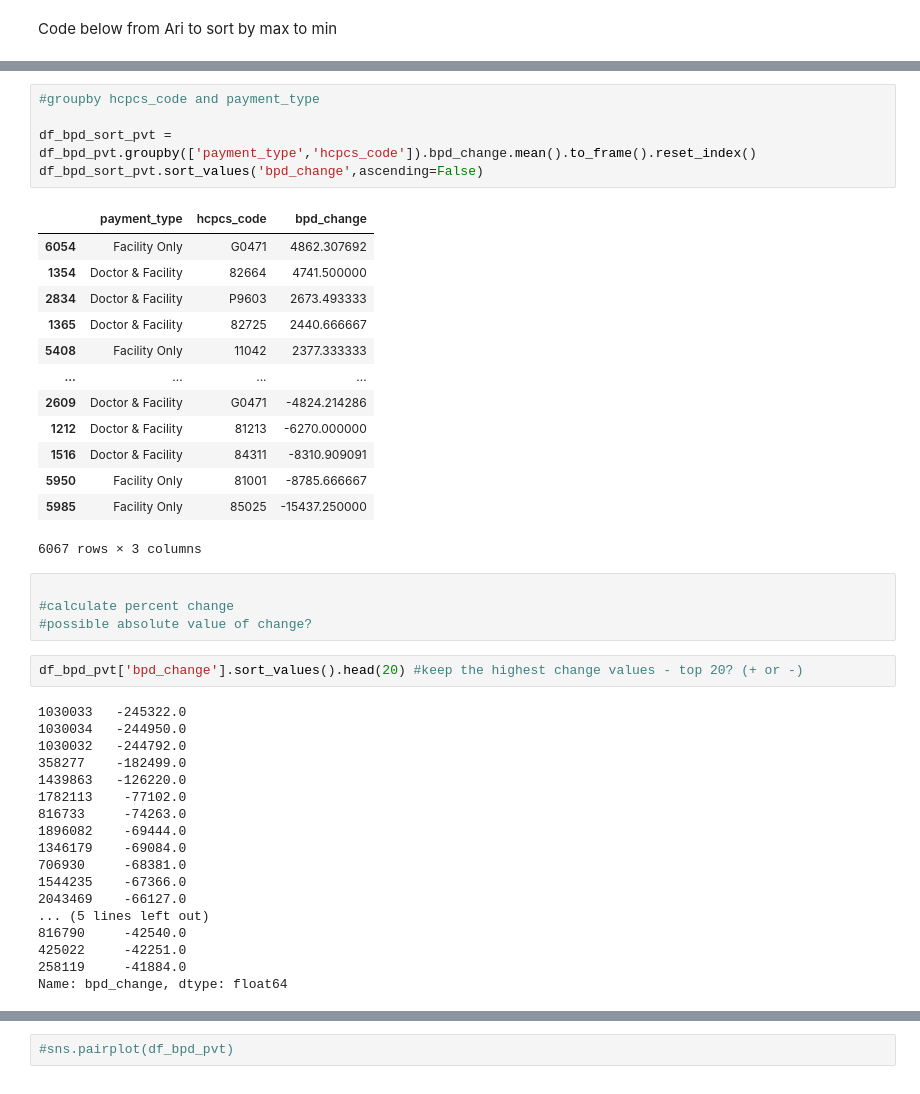
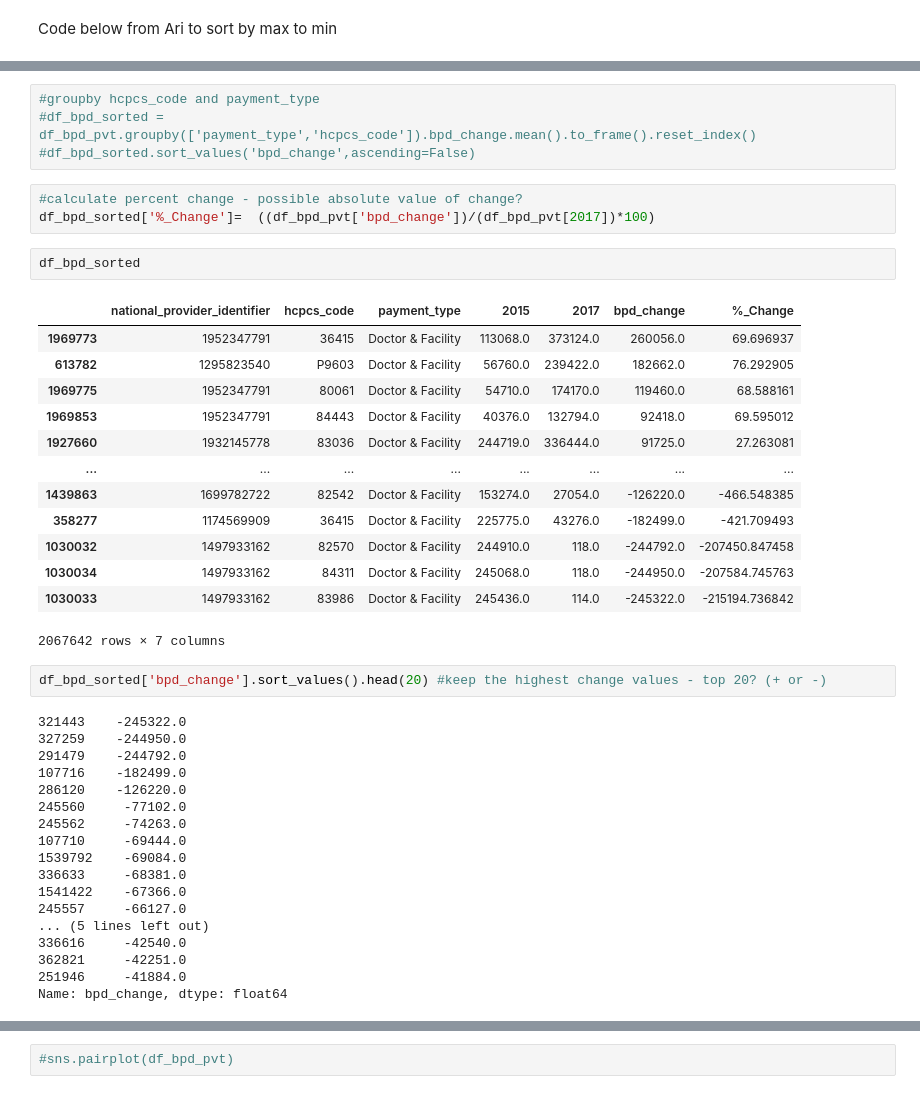
Before and after one commit to arikhursheed/healthcare-bluebook-phoenix, a Jupyter notebook: notebooks/hcbb_eda.ipynb, the cells around one changed output, grey strips where cells are left out. Drawn from its saved outputs; the diff is of its cells as text.

```diff
--- a/notebooks/hcbb_eda.ipynb
+++ b/notebooks/hcbb_eda.ipynb
@@ -290,44 +289,44 @@ df_bpd_sorted.reset_index()
 # %%
 #groupby hcpcs_code and payment_type
-
-df_bpd_sort_pvt = df_bpd_pvt.groupby(['payment_type','hcpcs_code']).bpd_change.mean().to_frame().reset_index()
-df_bpd_sort_pvt.sort_values('bpd_change',ascending=False)
+#df_bpd_sorted = df_bpd_pvt.groupby(['payment_type','hcpcs_code']).bpd_change.mean().to_frame().reset_index()
+#df_bpd_sorted.sort_values('bpd_change',ascending=False)
-# %% [output]
-|  | payment_type | hcpcs_code | bpd_change |
-| 6054 | Facility Only | G0471 | 4862.307692 |
-| 1354 | Doctor & Facility | 82664 | 4741.500000 |
-| 2834 | Doctor & Facility | P9603 | 2673.493333 |
-| 1365 | Doctor & Facility | 82725 | 2440.666667 |
-| 5408 | Facility Only | 11042 | 2377.333333 |
-| ... | ... | ... | ... |
-| 2609 | Doctor & Facility | G0471 | -4824.214286 |
-| 1212 | Doctor & Facility | 81213 | -6270.000000 |
-| 1516 | Doctor & Facility | 84311 | -8310.909091 |
-| 5950 | Facility Only | 81001 | -8785.666667 |
-| 5985 | Facility Only | 85025 | -15437.250000 |
-6067 rows × 3 columns
 # %%
-
-#calculate percent change
-#possible absolute value of change?
+#calculate percent change - possible absolute value of change?
+df_bpd_sorted['%_Change']=  ((df_bpd_pvt['bpd_change'])/(df_bpd_pvt[2017])*100)
+# %%
+df_bpd_sorted
+# %% [output]
+|  | national_provider_identifier | hcpcs_code | payment_type | 2015 | 2017 | bpd_change | %_Change |
+| 1969773 | 1952347791 | 36415 | Doctor & Facility | 113068.0 | 373124.0 | 260056.0 | 69.696937 |
+| 613782 | 1295823540 | P9603 | Doctor & Facility | 56760.0 | 239422.0 | 182662.0 | 76.292905 |
+| 1969775 | 1952347791 | 80061 | Doctor & Facility | 54710.0 | 174170.0 | 119460.0 | 68.588161 |
+| 1969853 | 1952347791 | 84443 | Doctor & Facility | 40376.0 | 132794.0 | 92418.0 | 69.595012 |
+| 1927660 | 1932145778 | 83036 | Doctor & Facility | 244719.0 | 336444.0 | 91725.0 | 27.263081 |
+| ... | ... | ... | ... | ... | ... | ... | ... |
+| 1439863 | 1699782722 | 82542 | Doctor & Facility | 153274.0 | 27054.0 | -126220.0 | -466.548385 |
+| 358277 | 1174569909 | 36415 | Doctor & Facility | 225775.0 | 43276.0 | -182499.0 | -421.709493 |
+| 1030032 | 1497933162 | 82570 | Doctor & Facility | 244910.0 | 118.0 | -244792.0 | -207450.847458 |
+| 1030034 | 1497933162 | 84311 | Doctor & Facility | 245068.0 | 118.0 | -244950.0 | -207584.745763 |
+| 1030033 | 1497933162 | 83986 | Doctor & Facility | 245436.0 | 114.0 | -245322.0 | -215194.736842 |
+2067642 rows × 7 columns
 # %%
-df_bpd_pvt['bpd_change'].sort_values().head(20) #keep the highest change values - top 20? (+ or -)
+df_bpd_sorted['bpd_change'].sort_values().head(20) #keep the highest change values - top 20? (+ or -)
 # %% [output]
-1030033   -245322.0
-1030034   -244950.0
-1030032   -244792.0
-358277    -182499.0
-1439863   -126220.0
-1782113    -77102.0
-816733     -74263.0
-1896082    -69444.0
-1346179    -69084.0
-706930     -68381.0
-1544235    -67366.0
-2043469    -66127.0
+321443    -245322.0
+327259    -244950.0
+291479    -244792.0
+107716    -182499.0
+286120    -126220.0
+245560     -77102.0
+245562     -74263.0
+107710     -69444.0
+1539792    -69084.0
+336633     -68381.0
+1541422    -67366.0
+245557     -66127.0
 ... (5 lines left out)
-816790     -42540.0
-425022     -42251.0
-258119     -41884.0
+336616     -42540.0
+362821     -42251.0
+251946     -41884.0
 Name: bpd_change, dtype: float64
 # %%
```
Also changed, not shown: parts of 7 cells of this notebook.
